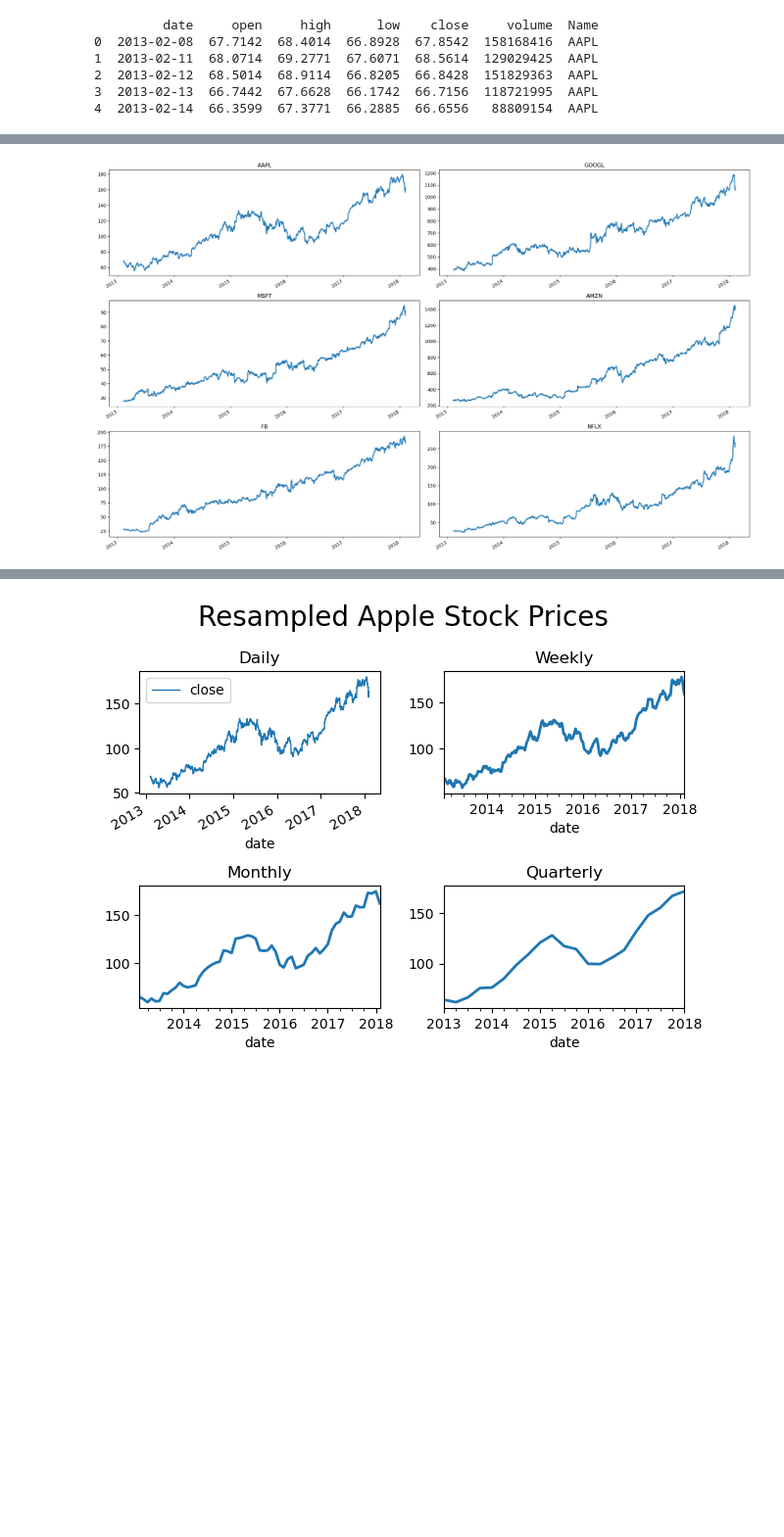
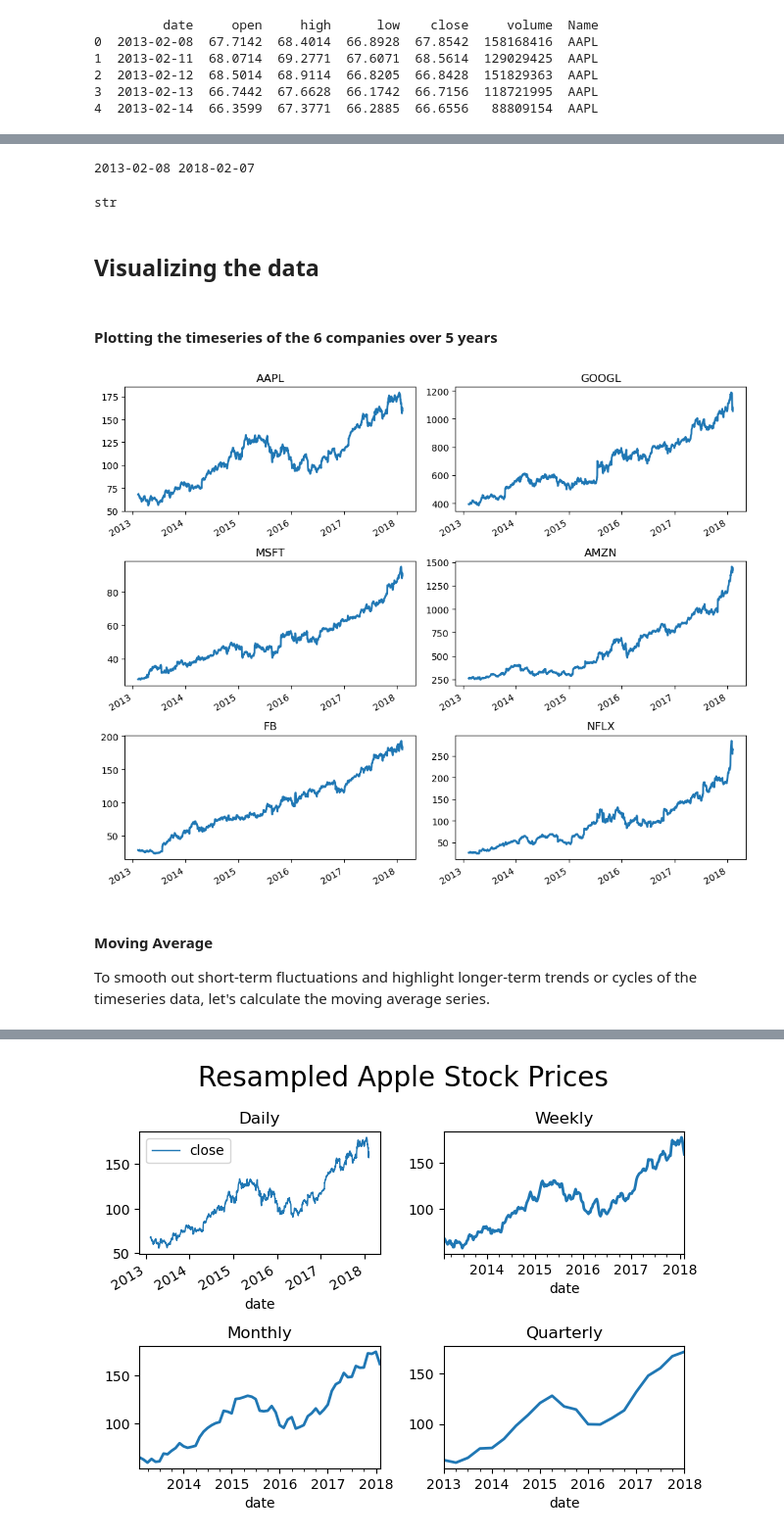
Before and after one commit to Sree790/S-P, a Jupyter notebook: Stock_price_analysis.ipynb, the cells around one changed output, grey strips where cells are left out. Shown at 98% size. Saved outputs shown, nothing was run; the diff lists cells and outputs as text; code cells hidden in the pictures; blank space fills up the shorter version.

```diff
--- a/Stock_price_analysis.ipynb
+++ b/Stock_price_analysis.ipynb
@@ -87,0 +70,6 @@ all_data['date'] = pd.to_datetime(all_data['date'])
+# %%
+print(all_data['date'].min(), all_data['date'].max())
+type(all_data['date'][0])
+# %% [output]
+2013-02-08 2018-02-07
+str
@@ -88,15 +79,24 @@ all_data['date'] = pd.to_datetime(all_data['date'])
+# %% [markdown]
+## Visualizing the data
+# %% [markdown]
+#### Plotting the timeseries of the 6 companies over 5 years
 # %%
-fig, axs = plt.subplots(3, 2, figsize=(20, 12))
+fig, axs = plt.subplots(3, 2)
+fig.set_size_inches(10, 8)
 
 for index, company in enumerate(company_list):
     df = all_data[all_data.Name == company]
     df = df[['date', 'close']]
     df.set_index('date', inplace=True)
 
     df['close'].plot(ax=axs[index//2, index%2], title=company, xlabel='', linewidth=2)
 
 plt.tight_layout()
 plt.show()
 # %% [output]
-[figure, old version]
+[figure, new version]
+# %% [markdown]
+#### Moving Average
+
+To smooth out short-term fluctuations and highlight longer-term trends or cycles of the timeseries data, let's calculate the moving average series.
 # %%
```
Also changed, not shown: parts of 17 cells of this notebook, 1 other file.
